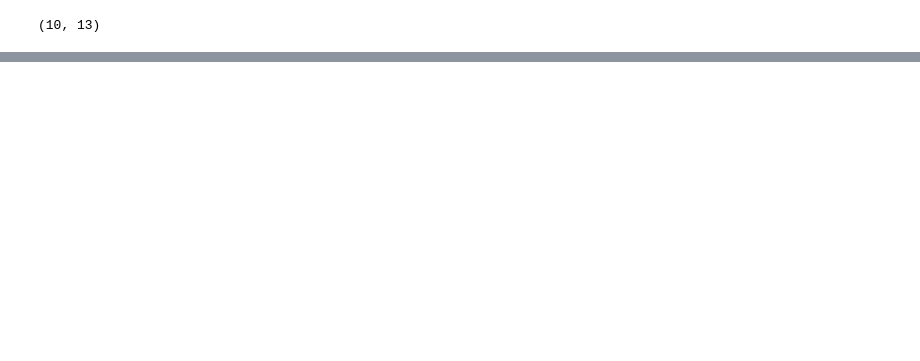
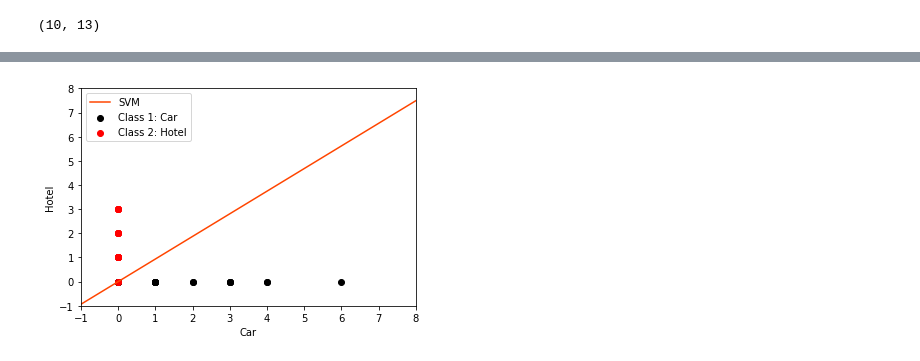
Before and after one commit to krohak/ELEC6008, a Jupyter notebook: q3.ipynb, the cells around one changed output, grey strips where cells are left out. Drawn from its saved outputs; the diff is of its cells as text; code cells hidden in the pictures; blank space fills up the shorter version.

```diff
--- a/q3.ipynb
+++ b/q3.ipynb
@@ -99,0 +161,12 @@ array([[ 0.,  0.,  0.,  0.,  0.,  0.,  0.,  0.,  0.,  0.,  0.,  0.,  0.,
+# %%
+A=matrix(Y,tc='d')
+b=matrix(-1*np.ones((A.size[0],1)),tc='d')
+
+q1=np.zeros((1,A.size[1]))
+Q2=np.concatenate((np.zeros((Xtrain.shape[1],1)), np.eye(Xtrain.shape[1])),axis=1)
+Q=np.concatenate((q1,Q2),axis=0)
+Q=matrix(2*Q,tc='d')
+
+q=matrix(np.zeros((A.size[1],1)),tc='d')
+# %%
+sol=solvers.qp(Q,q,A,b)
@@ -99,0 +195,6 @@ array([[ 0.,  0.,  0.,  0.,  0.,  0.,  0.,  0.,  0.,  0.,  0.,  0.,  0.,
+# %%
+#Perceptron classifier
+a_con=a_iter
+x=np.arange(-1,100,15)
+y1 = -(a_con[0]+sum(a_con[1:-1]*x))/a_con[-1]
+y1
@@ -99,0 +204,5 @@ array([[ 0.,  0.,  0.,  0.,  0.,  0.,  0.,  0.,  0.,  0.,  0.,  0.,  0.,
+# %%
+#SVM classifier
+a_con=sol['x']
+y2=-(a_con[0]+a_con[1]*x)/a_con[2]
+y2
@@ -99,0 +231,19 @@ array([[ 0.,  0.,  0.,  0.,  0.,  0.,  0.,  0.,  0.,  0.,  0.,  0.,  0.,
+# %%
+axes = plt.gca()
+
+axes.set_xlim([-1,8])
+axes.set_ylim([-1,8])
+plt.xlabel("Car")
+plt.ylabel("Hotel")
+
+
+plt.scatter(Xtrain[0:20,0], Xtrain[0:20,1], color='k', label="Class 1: Car")
+plt.scatter(Xtrain[20:,0], -Xtrain[20:,1], color='r', label= "Class 2: Hotel")
+
+# svm classifier
+plt.plot(x,y2, c="orangered",label="SVM")
+
+plt.legend()
+plt.show()
+# %% [output]
+[figure, added]
```
Also changed, not shown: parts of 29 cells of this notebook, 4 other files.
